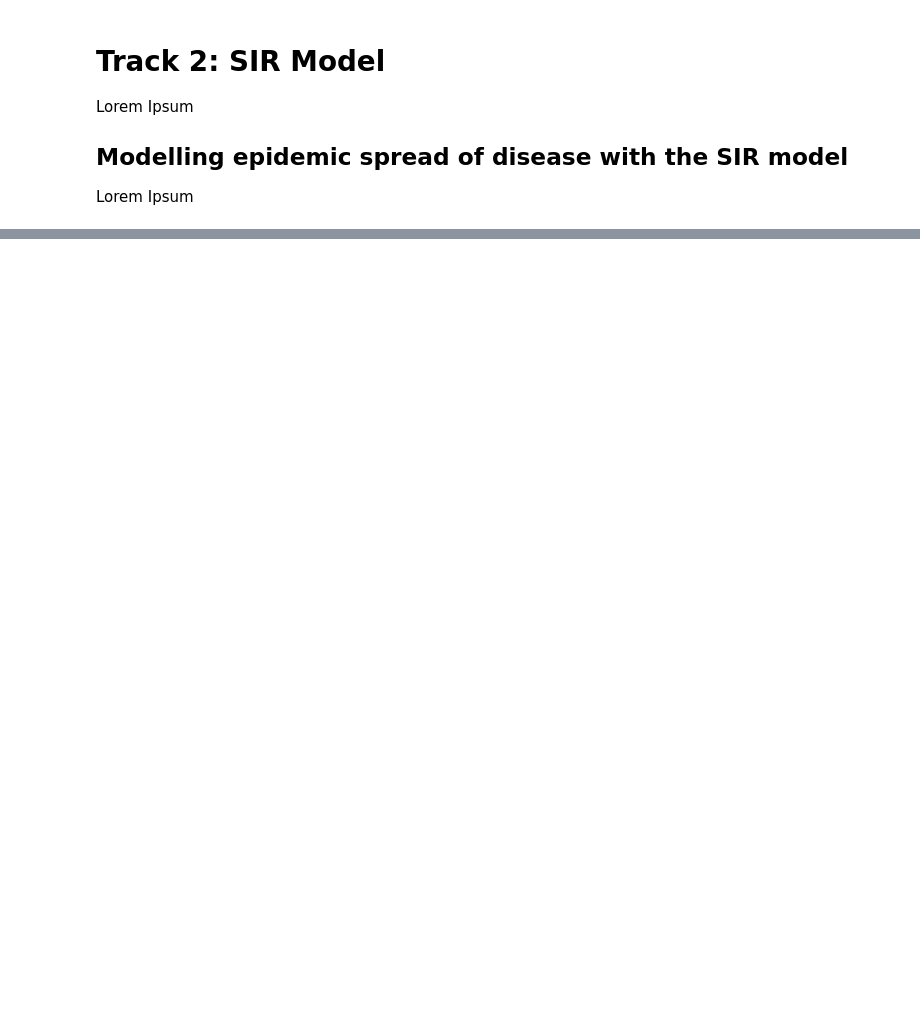
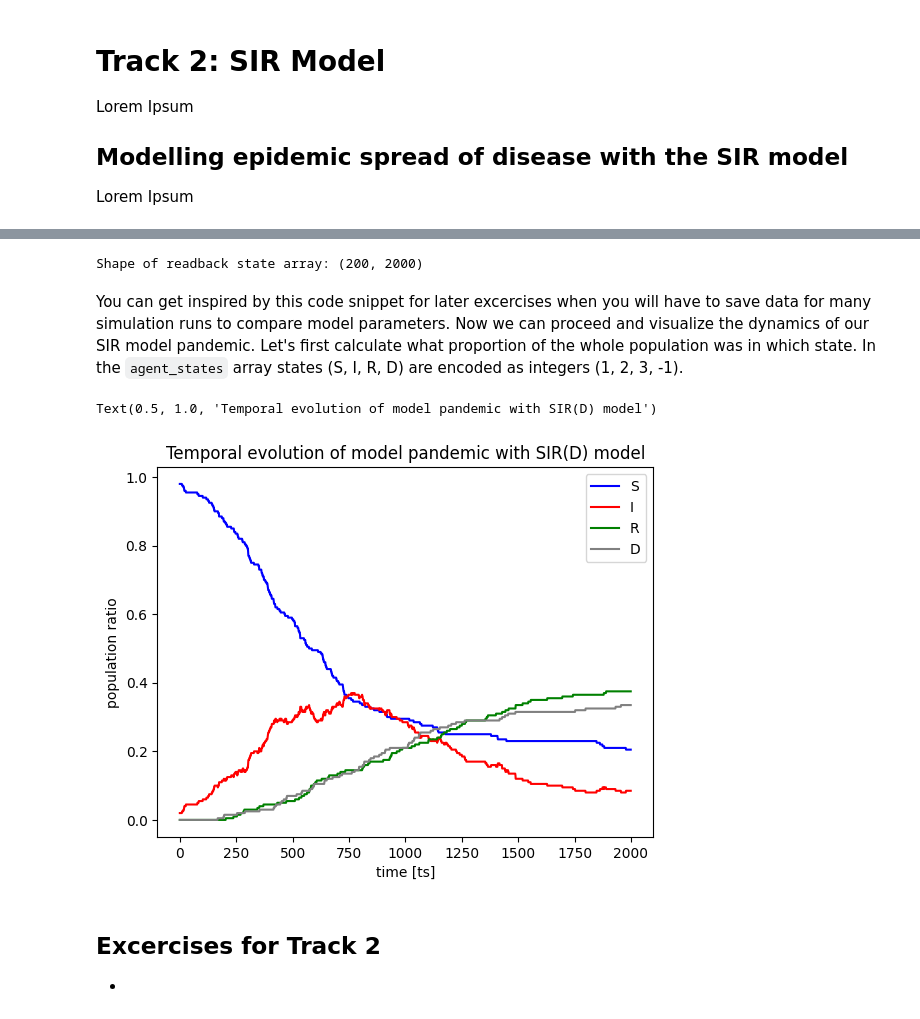
Before and after one commit to Haowei-Ji/PygameModelling_Test, a Jupyter notebook: Track2BrownianParticlesWithSirModel.ipynb, the cells around one changed output, grey strips where cells are left out. Drawn from its saved outputs; the diff is of its cells as text; code cells hidden in the pictures; blank space fills up the shorter version.

Commit message:
Final SIR model

```diff
--- a/Track2BrownianParticlesWithSirModel.ipynb
+++ b/Track2BrownianParticlesWithSirModel.ipynb
@@ -79,0 +99,57 @@ Starting main simulation loop!
+# %%
+# Import h5py and save ori_memory to hdf5 file
+import h5py
+
+# Create a single H5 file to contain our arrays
+h5f = h5py.File('agent_states.h5', 'w')
+
+# Save orientation and position memory (trails) into different datasets in the same file
+h5f.create_dataset('agent_states', data=test_simulation.agent_states[:, ::-1])
+
+# Close the file
+h5f.close()
+
+# Read saved data from HDF5 file
+h5f = h5py.File('agent_states.h5','r')
+
+# Read individual datasets into python variables
+agent_states = h5f['agent_states'][:]
+
+# close file after read
+h5f.close()
+
+# check if reading data was successful by printing array shapes
+print(f"Shape of readback state array: {agent_states.shape}")
+# %% [output]
+Shape of readback state array: (200, 2000)
+# %% [markdown]
+You can get inspired by this code snippet for later excercises when you will have to save data for many simulation runs to compare model parameters. Now we can proceed and visualize the dynamics of our SIR model pandemic. Let's first calculate what proportion of the whole population was in which state. In the `agent_states` array states (S, I, R, D) are encoded as integers (1, 2, 3, -1).
+# %%
+%matplotlib inline
+import matplotlib.pyplot as plt
+
+# Proportion of susceptible agents
+susceptible_pop = [agent_states[:, t].tolist().count(1)/N for t in range(agent_states.shape[1])]
+# Proportion of infected agents
+infected_pop = [agent_states[:, t].tolist().count(2)/N for t in range(agent_states.shape[1])]
+# Proportion of Recovered agents
+recovered_pop = [agent_states[:, t].tolist().count(3)/N for t in range(agent_states.shape[1])]
+# Proportion of Dead agents
+dead_pop = [agent_states[:, t].tolist().count(-1)/N for t in range(agent_states.shape[1])]
+
+plt.plot(susceptible_pop, c="blue", label="S")
+plt.plot(infected_pop, c="red", label="I")
+plt.plot(recovered_pop, c="green", label="R")
+plt.plot(dead_pop, c="gray", label="D")
+
+plt.legend()
+plt.xlabel("time [ts]")
+plt.ylabel("population ratio")
+plt.title("Temporal evolution of model pandemic with SIR(D) model")
+# %% [output]
+Text(0.5, 1.0, 'Temporal evolution of model pandemic with SIR(D) model')
+[figure, added]
+# %% [markdown]
+## Excercises for Track 2
+
+  -
```
Also changed, not shown: parts of 4 cells of this notebook, 2 other files.
